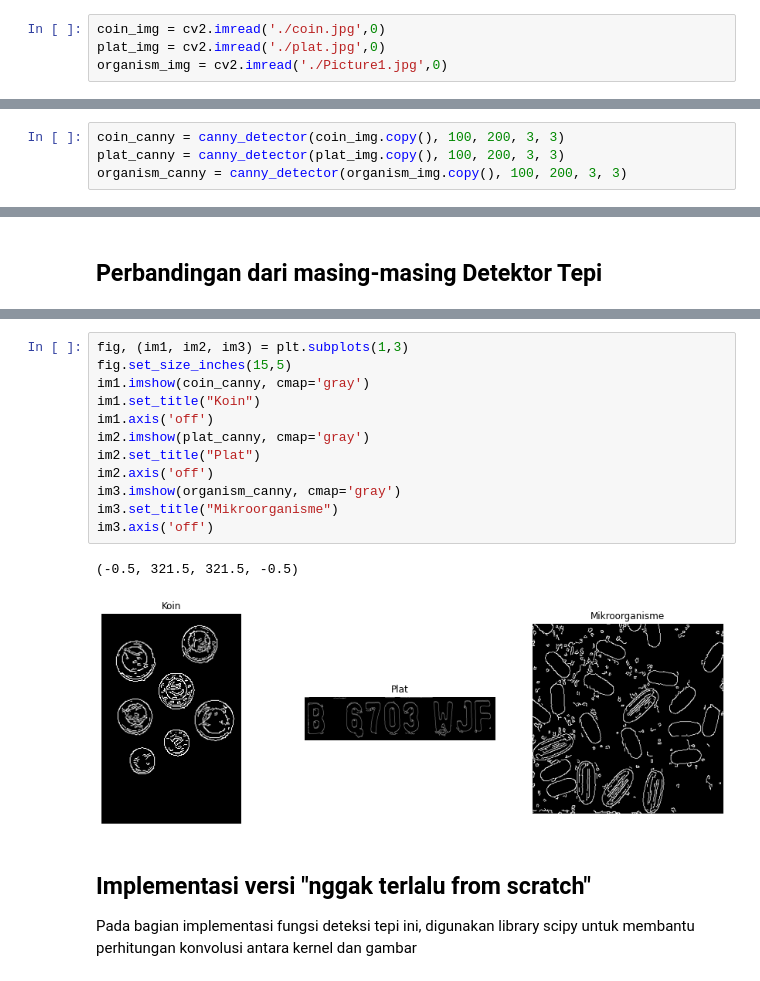
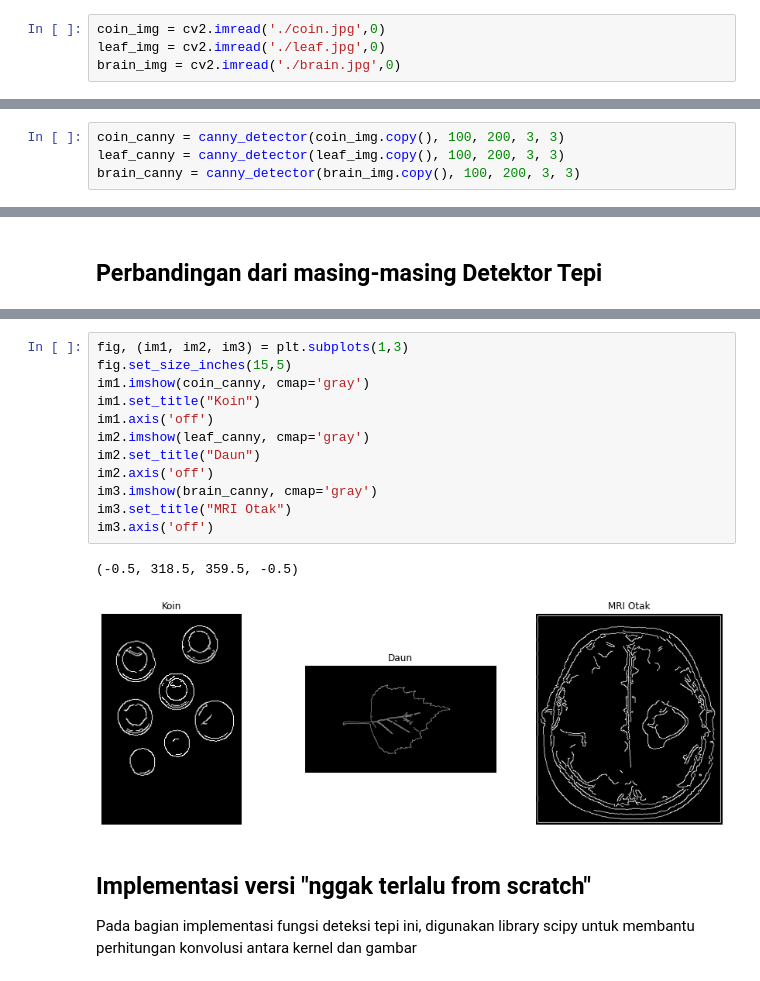
Before and after one commit to fjoeda/pengolahan-citra-dan-visi-komputer, a Jupyter notebook: egde-detection/Tugas Edge Detection.ipynb, the cells around one changed output, grey strips where cells are left out. Cells and saved outputs as stored; diff of their text form.

```diff
--- a/egde-detection/Tugas Edge Detection.ipynb
+++ b/egde-detection/Tugas Edge Detection.ipynb
@@ -41,8 +41,8 @@ Proses deteksi tepi akan coba dilakukan pada gambar berikut
 Semua gambar akan dimuat dalam warna grayscale
 # %%
 coin_img = cv2.imread('./coin.jpg',0)
-plat_img = cv2.imread('./plat.jpg',0)
-organism_img = cv2.imread('./Picture1.jpg',0)
+leaf_img = cv2.imread('./leaf.jpg',0)
+brain_img = cv2.imread('./brain.jpg',0)
 # %% [markdown]
 Berikut merupakan tampilan dari gambar tersebut
 # %%
@@ -153,8 +153,8 @@ plt.axis('off')
 [figure]
 # %%
 coin_canny = canny_detector(coin_img.copy(), 100, 200, 3, 3)
-plat_canny = canny_detector(plat_img.copy(), 100, 200, 3, 3)
-organism_canny = canny_detector(organism_img.copy(), 100, 200, 3, 3)
+leaf_canny = canny_detector(leaf_img.copy(), 100, 200, 3, 3)
+brain_canny = canny_detector(brain_img.copy(), 100, 200, 3, 3)
 # %%
 fig, (im1, im2, im3) = plt.subplots(1,3)
 fig.set_size_inches(15,5)
@@ -202,18 +202,18 @@ im3.axis('off')
 # %%
 fig, (im1, im2, im3) = plt.subplots(1,3)
 fig.set_size_inches(15,5)
 im1.imshow(coin_canny, cmap='gray')
 im1.set_title("Koin")
 im1.axis('off')
-im2.imshow(plat_canny, cmap='gray')
-im2.set_title("Plat")
+im2.imshow(leaf_canny, cmap='gray')
+im2.set_title("Daun")
 im2.axis('off')
-im3.imshow(organism_canny, cmap='gray')
-im3.set_title("Mikroorganisme")
+im3.imshow(brain_canny, cmap='gray')
+im3.set_title("MRI Otak")
 im3.axis('off')
 # %% [output]
-(-0.5, 321.5, 321.5, -0.5)
+(-0.5, 318.5, 359.5, -0.5)
-[figure, old version]
+[figure, new version]
 # %% [markdown]
 ## Implementasi versi "nggak terlalu from scratch"
 
```
Also changed, not shown: parts of 10 cells of this notebook.
